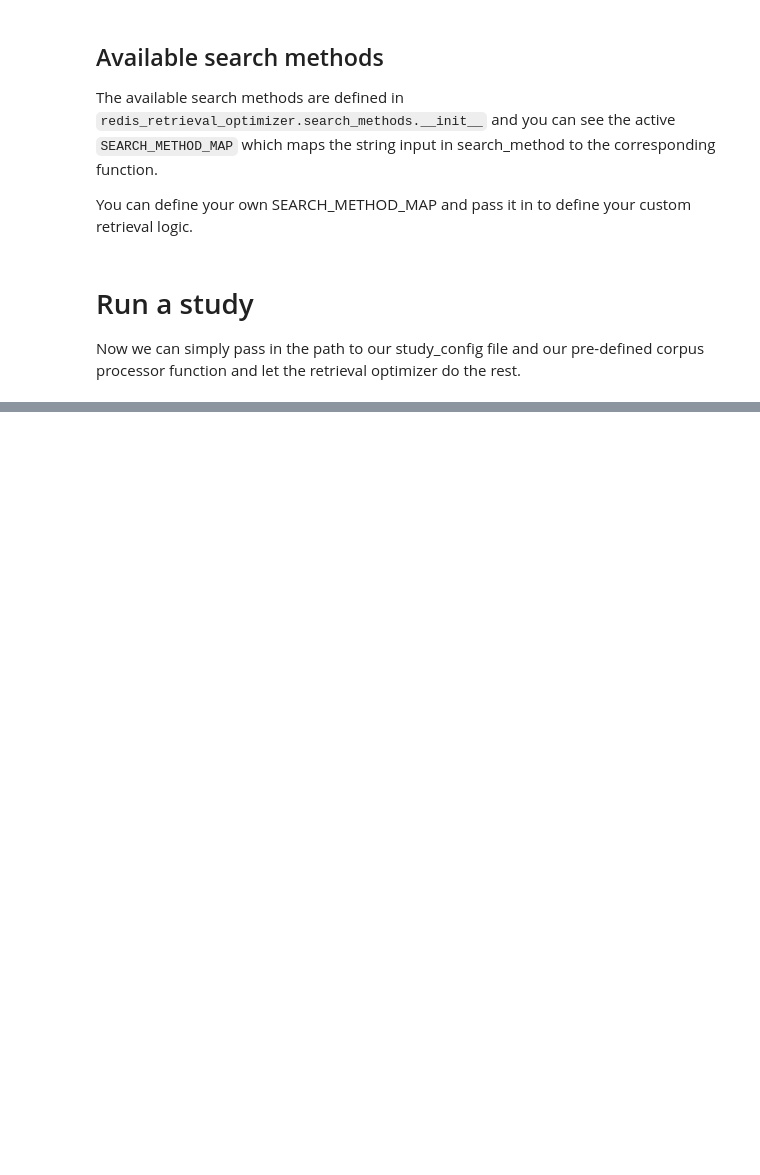
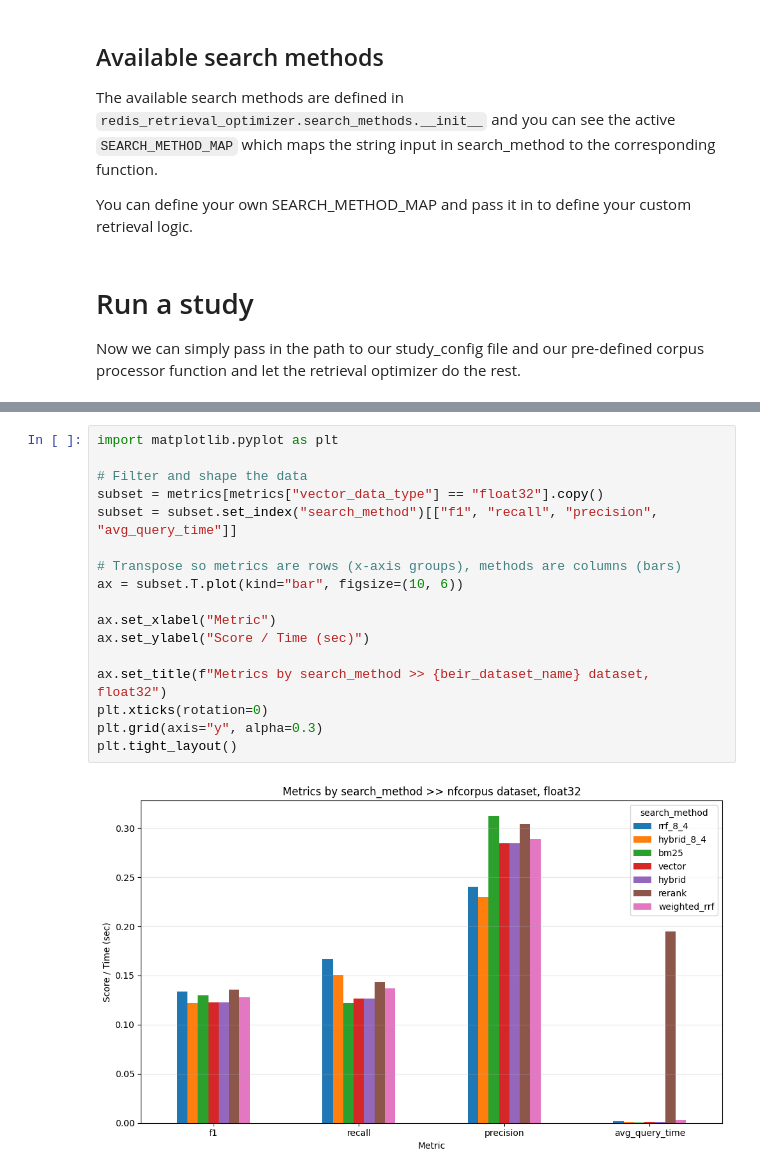
Before and after one commit to redis-applied-ai/redis-retrieval-optimizer, a Jupyter notebook: docs/examples/grid_study/00_grid_study.ipynb, the cells around one changed output, grey strips where cells are left out. Saved outputs shown, nothing was run; the diff lists cells and outputs as text; blank space fills up the shorter version.

```diff
--- a/docs/examples/grid_study/00_grid_study.ipynb
+++ b/docs/examples/grid_study/00_grid_study.ipynb
@@ -218,0 +213,19 @@ metrics[["search_method", "model", "vector_data_type", "avg_query_time", "recall
+# %%
+import matplotlib.pyplot as plt
+
+# Filter and shape the data
+subset = metrics[metrics["vector_data_type"] == "float32"].copy()
+subset = subset.set_index("search_method")[["f1", "recall", "precision", "avg_query_time"]]
+
+# Transpose so metrics are rows (x-axis groups), methods are columns (bars)
+ax = subset.T.plot(kind="bar", figsize=(10, 6))
+
+ax.set_xlabel("Metric")
+ax.set_ylabel("Score / Time (sec)")
+
+ax.set_title(f"Metrics by search_method >> {beir_dataset_name} dataset, float32")
+plt.xticks(rotation=0)
+plt.grid(axis="y", alpha=0.3)
+plt.tight_layout()
+# %% [output]
+[figure, added]
```
Also changed, not shown: parts of 7 cells of this notebook, 19 other files.
